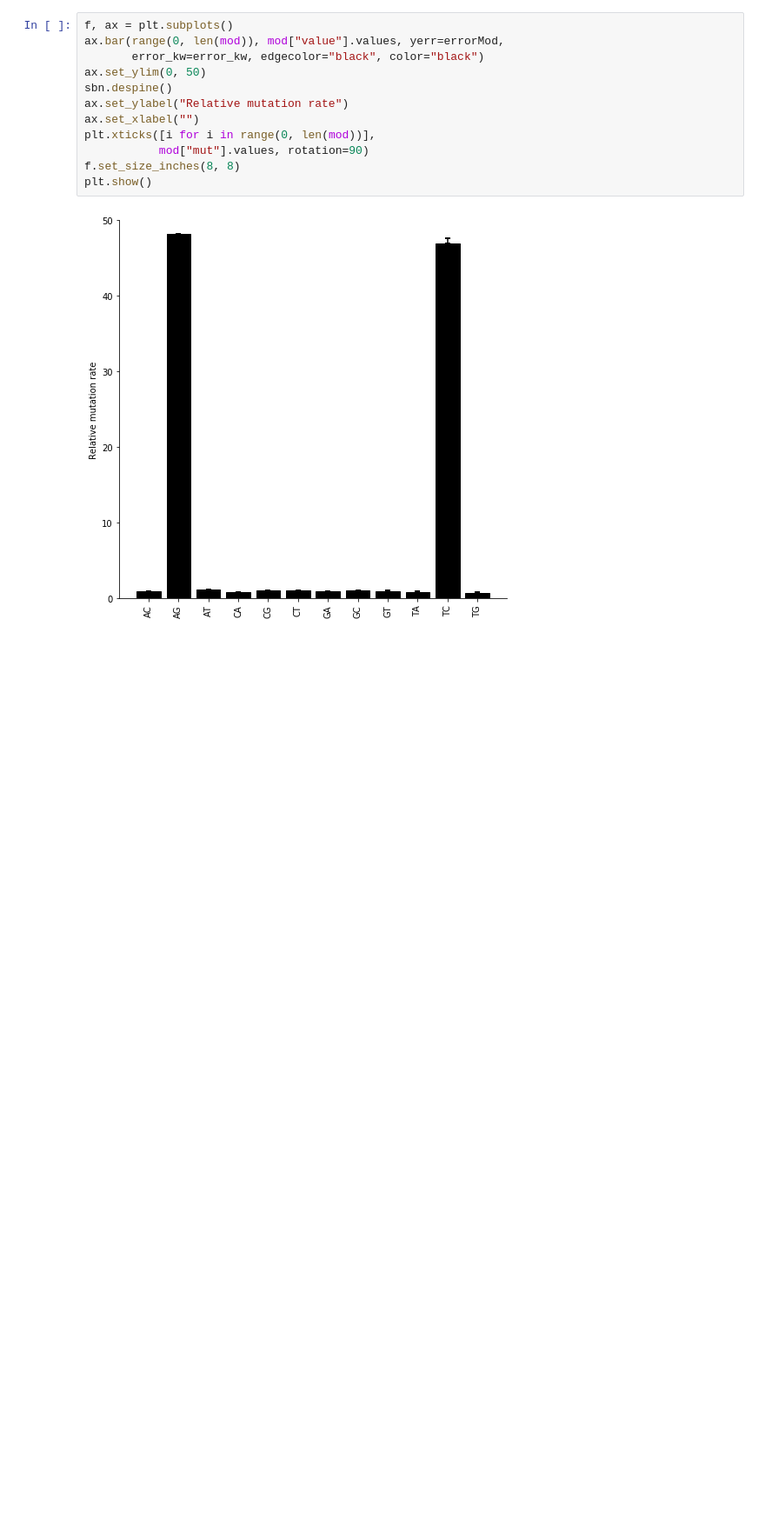
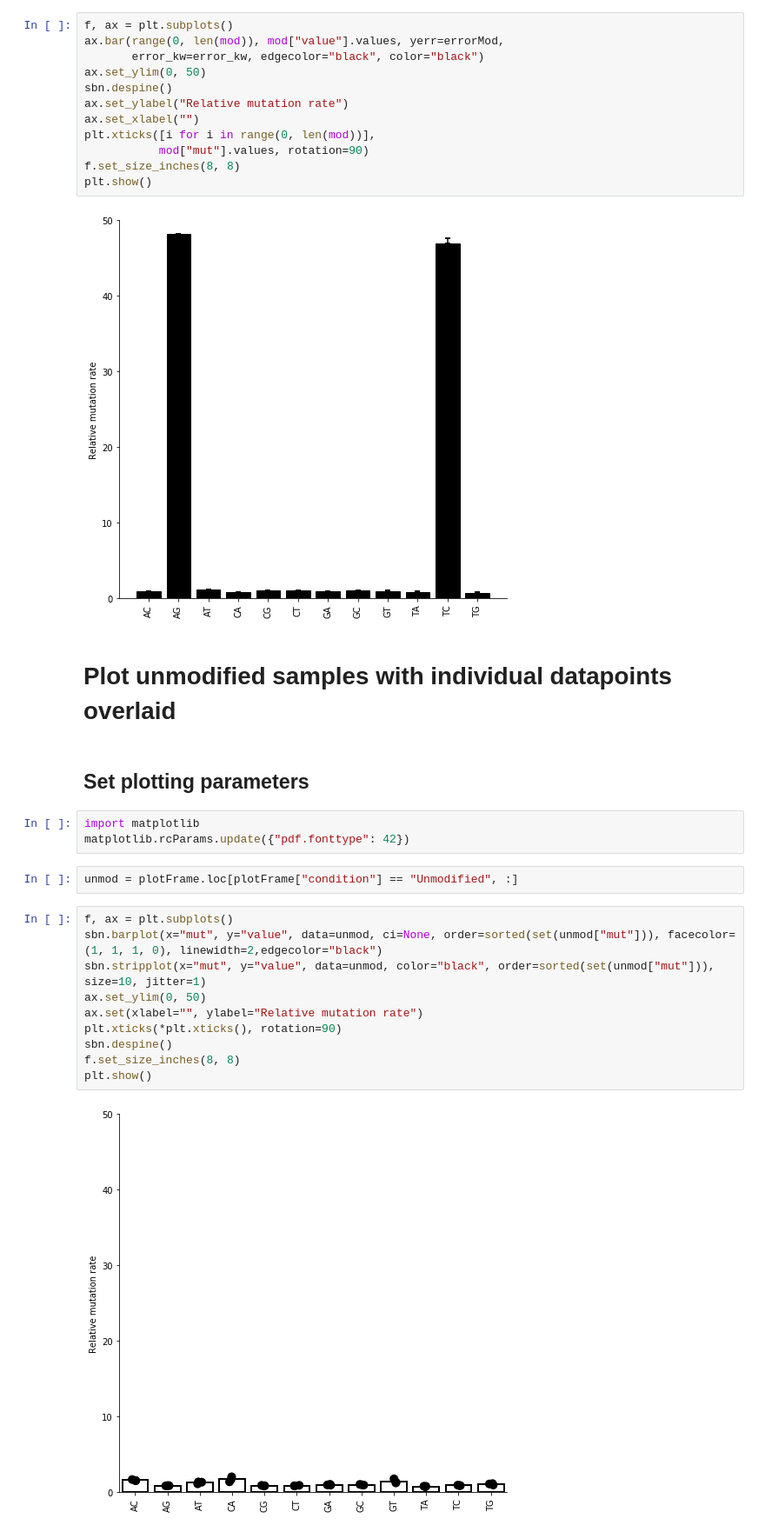
Before and after one commit to gerlichlab/scshic_analysis, a Jupyter notebook: notebooks/Calculate_relative_mutation_rate.ipynb, the cells around one changed output. Shown: that part at 87% size. Cells and saved outputs as stored; diff of their text form; blank space fills up the shorter version.

```diff
--- a/notebooks/Calculate_relative_mutation_rate.ipynb
+++ b/notebooks/Calculate_relative_mutation_rate.ipynb
@@ -290,3 +290,24 @@ f.set_size_inches(8, 8)
 plt.show()
 # %% [output]
 [figure]
+# %% [markdown]
+# Plot unmodified samples with individual datapoints overlaid
+# %% [markdown]
+## Set plotting parameters
+# %%
+import matplotlib
+matplotlib.rcParams.update({"pdf.fonttype": 42})
+# %%
+unmod = plotFrame.loc[plotFrame["condition"] == "Unmodified", :]
+# %%
+f, ax = plt.subplots()
+sbn.barplot(x="mut", y="value", data=unmod, ci=None, order=sorted(set(unmod["mut"])), facecolor=(1, 1, 1, 0), linewidth=2,edgecolor="black")
+sbn.stripplot(x="mut", y="value", data=unmod, color="black", order=sorted(set(unmod["mut"])), size=10, jitter=1)
+ax.set_ylim(0, 50)
+ax.set(xlabel="", ylabel="Relative mutation rate")
+plt.xticks(*plt.xticks(), rotation=90)
+sbn.despine()
+f.set_size_inches(8, 8)
+plt.show()
+# %% [output]
+[figure, added]
```
Also changed, not shown: parts of 20 cells of this notebook, 24 other files.
